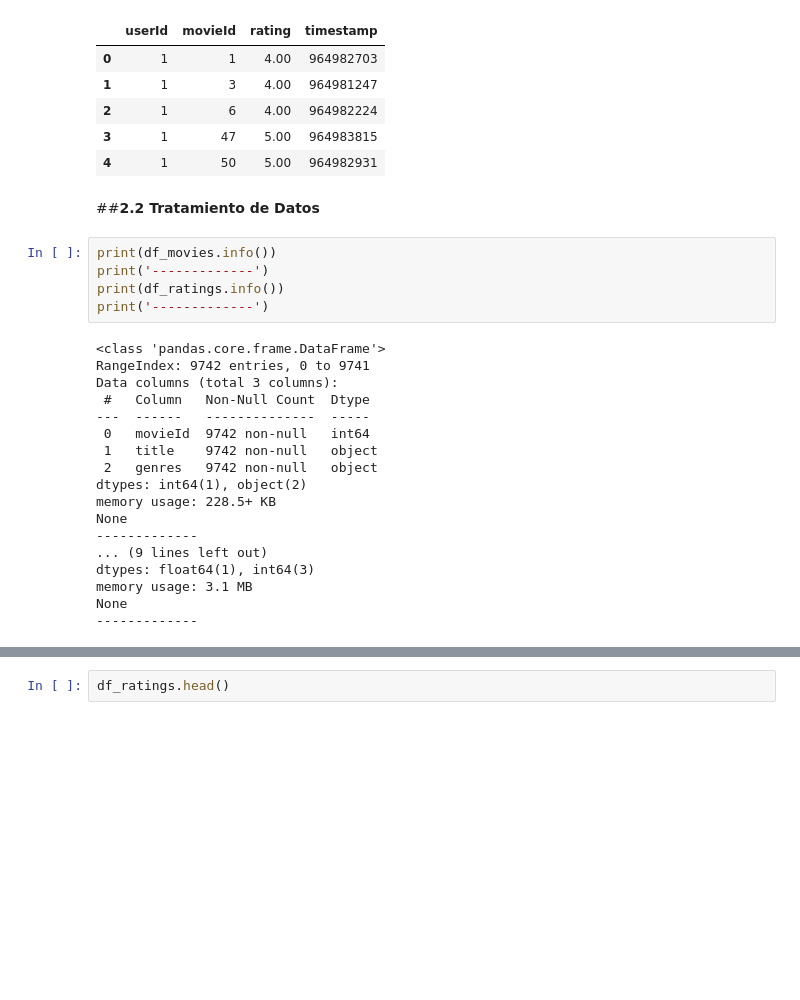
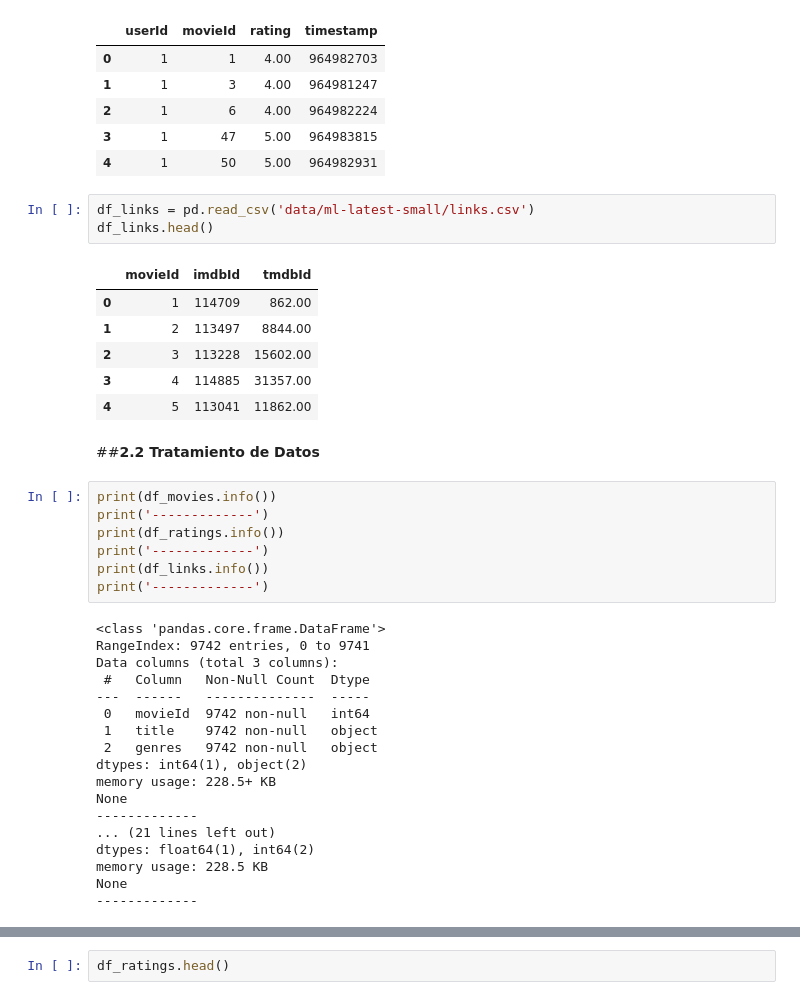
Before and after one commit to Gasca78/Movie_Recommender_Project, a Jupyter notebook: Movie_Recommender_System_ML.ipynb, the cells around one changed output, grey strips where cells are left out. Drawn from its saved outputs; the diff is of its cells as text; blank space fills up the shorter version.

```diff
--- a/Movie_Recommender_System_ML.ipynb
+++ b/Movie_Recommender_System_ML.ipynb
@@ -71,6 +95,16 @@ df_ratings.head()
 | 2 | 1 | 6 | 4.00 | 964982224 |
 | 3 | 1 | 47 | 5.00 | 964983815 |
 | 4 | 1 | 50 | 5.00 | 964982931 |
+# %%
+df_links = pd.read_csv('data/ml-latest-small/links.csv')
+df_links.head()
+# %% [output]
+|  | movieId | imdbId | tmdbId |
+| 0 | 1 | 114709 | 862.00 |
+| 1 | 2 | 113497 | 8844.00 |
+| 2 | 3 | 113228 | 15602.00 |
+| 3 | 4 | 114885 | 31357.00 |
+| 4 | 5 | 113041 | 11862.00 |
 # %% [markdown]
 ##**2.2 Tratamiento de Datos**
 # %%
@@ -78,6 +112,8 @@ print(df_movies.info())
 print('-------------')
 print(df_ratings.info())
 print('-------------')
+print(df_links.info())
+print('-------------')
 # %% [output]
 <class 'pandas.core.frame.DataFrame'>
 RangeIndex: 9742 entries, 0 to 9741
@@ -91,9 +127,9 @@ dtypes: int64(1), object(2)
 memory usage: 228.5+ KB
 None
 -------------
-... (9 lines left out)
-dtypes: float64(1), int64(3)
-memory usage: 3.1 MB
+... (21 lines left out)
+dtypes: float64(1), int64(2)
+memory usage: 228.5 KB
 None
 -------------
 # %%
```
Also changed, not shown: parts of 18 cells of this notebook.
